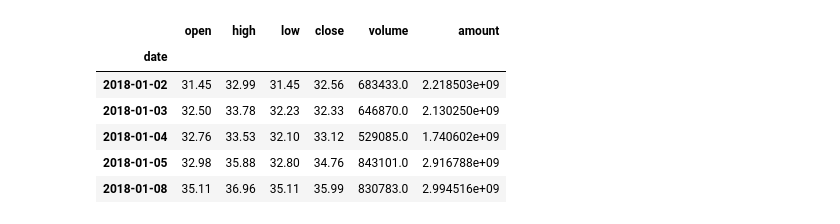
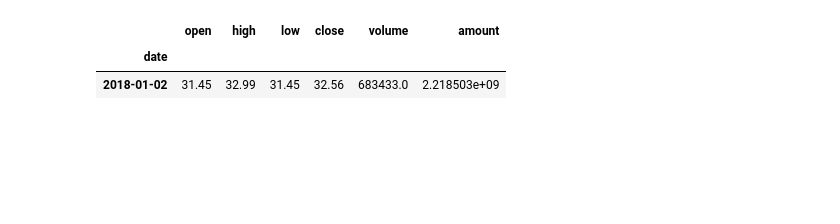
Before and after one commit to GuQiangJS/finance_ai_py, a Jupyter notebook: example/布林带.ipynb, the cells around one changed output. Saved outputs shown, nothing was run; the diff lists cells and outputs as text; code cells hidden in the pictures; blank space fills up the shorter version.

```diff
--- a/example/布林带.ipynb
+++ b/example/布林带.ipynb
@@ -20,12 +20,8 @@ matplotlib.rcParams['font.sans-serif'] = ['SimHei']
 matplotlib.rcParams['axes.unicode_minus']=False #用来正常显示负号
 # %%
 df=units.fetch_stock_day_adv('000002','2018-01-01','2018-12-31')
-df.head()
+df.head(1)
 # %% [output]
 |  | open | high | low | close | volume | amount |
 | date |  |  |  |  |  |  |
 | 2018-01-02 | 31.45 | 32.99 | 31.45 | 32.56 | 683433.0 | 2.218503e+09 |
-| 2018-01-03 | 32.50 | 33.78 | 32.23 | 32.33 | 646870.0 | 2.130250e+09 |
-| 2018-01-04 | 32.76 | 33.53 | 32.10 | 33.12 | 529085.0 | 1.740602e+09 |
-| 2018-01-05 | 32.98 | 35.88 | 32.80 | 34.76 | 843101.0 | 2.916788e+09 |
-| 2018-01-08 | 35.11 | 36.96 | 35.11 | 35.99 | 830783.0 | 2.994516e+09 |
```
Also changed, not shown: parts of 7 cells of this notebook, 4 other files.
